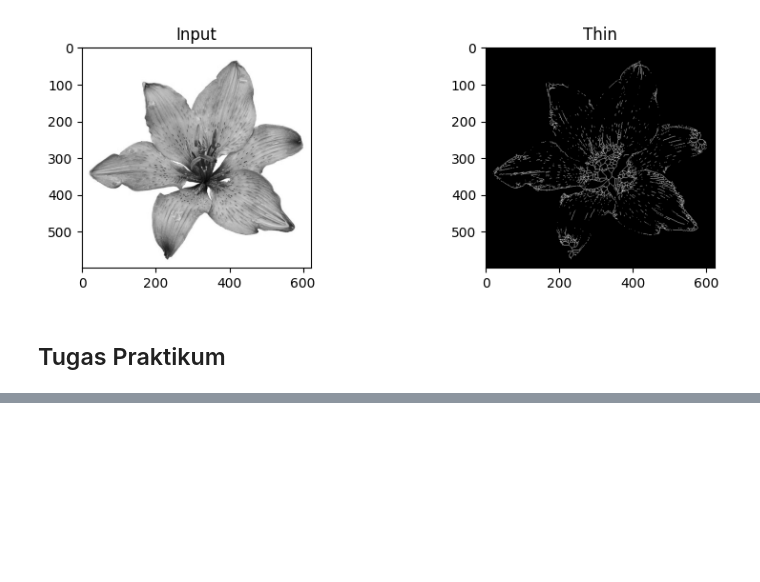
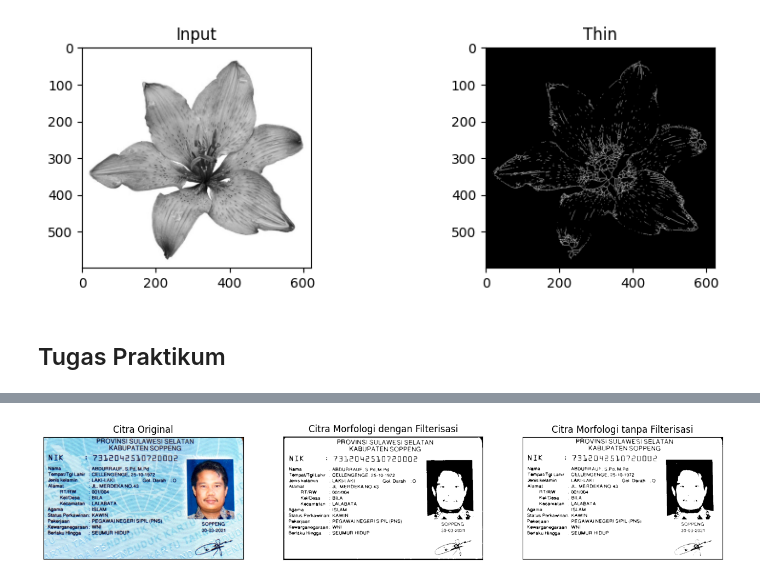
Before and after one commit to NasiUduk27/PCVK_GANJIL_2023, a Jupyter notebook: Week8.ipynb, the cells around one changed output, grey strips where cells are left out. Cells and saved outputs as stored; diff of their text form; code cells hidden in the pictures; blank space fills up the shorter version.

```diff
--- a/Week8.ipynb
+++ b/Week8.ipynb
@@ -518,0 +709,78 @@ plt.show()
+# %%
+# KTP7.jpeg
+
+ktp_ori = cv2.imread('/content/drive/MyDrive/content/KTP7.jpeg')
+ktp_gray = cv2.cvtColor(ktp_ori, cv2.COLOR_BGR2GRAY)
+
+# Fungsi Convolution2D
+def convolution2d(image, kernel, stride, padding):
+
+  image = np.pad(image, padding, mode='constant', constant_values=0)
+
+  kernel_height, kernel_width = kernel.shape
+  padded_height, padded_width = image.shape
+
+  output_height = (padded_height - kernel_height) // stride + 1
+  output_width = (padded_width - kernel_width) // stride + 1
+
+  new_img = np.zeros((output_height, output_width)).astype(np.float32)
+
+  for y in range(0, output_height):
+    for x in range(0, output_width):
+      new_img[y][x] = np.sum(image[y * stride:y * stride + kernel_height, x * stride:x * stride + kernel_width] * kernel).astype(np.float32)
+
+  return new_img
+
+# Sharpening
+def sharpening_filter(gray_img):
+    kernel_sharpening_filter = np.array([[0, -1, 0],
+                                        [-1, 5, -1],
+                                        [0, -1, 0]])
+    sharp_filter_image = convolution2d(gray_img, kernel_sharpening_filter, 1, 2)
+    return sharp_filter_image
+
+sharp_filter_image = sharpening_filter(ktp_gray)
+
+# Low Pass Filter (Mengurangi Noise dan Menghaluskan hasil Sharpening)
+def low_pass_filter(gray_img):
+    kernel_low_pass_filter = np.array([[1, 1, 1],
+                                      [1, 4, 1],
+                                      [1, 1, 1]])/12
+    low_pass_image = convolution2d(gray_img, kernel_low_pass_filter, 1, 2)
+    return low_pass_image
+
+low_filter_image = low_pass_filter(sharp_filter_image)
+
+# Blur
+import math
+
+kernel_size = 2
+sigma = math.sqrt(kernel_size)
+gaussian_kernel = cv2.getGaussianKernel(kernel_size, sigma)
+gauss_kernel = gaussian_kernel @ gaussian_kernel.transpose()
+
+blur_image = convolution2d(low_filter_image, gauss_kernel, 1, 2)
+
+# Dilasi
+ret, thresh = cv2.threshold(blur_image, 127, 225, cv2.THRESH_BINARY)
+kernel = np.ones((2,2),np.uint16)
+dilation = cv2.dilate(thresh, kernel, iterations = 1)
+
+
+# # Tanpa Filterisasi dan Operasi Aritmatika
+
+# # Dilasi
+ret, thresh = cv2.threshold(ktp_gray, 127, 225, cv2.THRESH_BINARY)
+kernel = np.ones((2,2),np.uint8)
+dilation2 = cv2.dilate(thresh, kernel, iterations = 1)
+
+plt.figure(figsize=(16, 8))
+plt.subplot(131), plt.imshow(ktp_ori[...,::-1])
+plt.title('Citra Original'), plt.xticks([]), plt.yticks([])
+plt.subplot(132), plt.imshow(dilation, cmap='gray')
+plt.title('Citra Morfologi dengan Filterisasi'), plt.xticks([]), plt.yticks([])
+plt.subplot(133), plt.imshow(dilation2, cmap='gray')
+plt.title('Citra Morfologi tanpa Filterisasi'), plt.xticks([]), plt.yticks([])
+plt.show()
+# %% [output]
+[figure, added]
```
Also changed, not shown: parts of 19 cells of this notebook.
